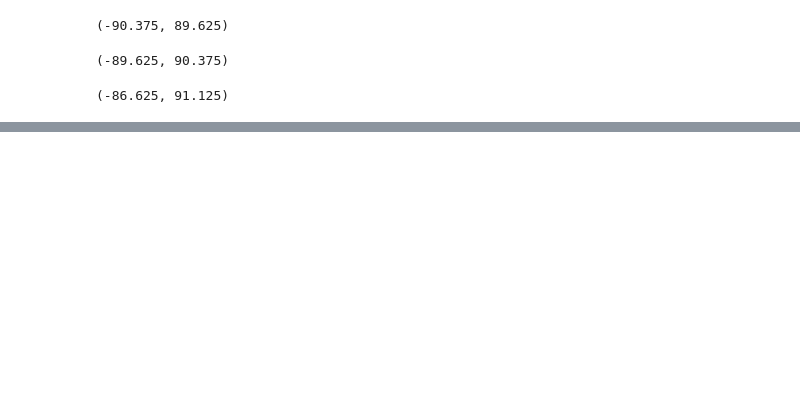
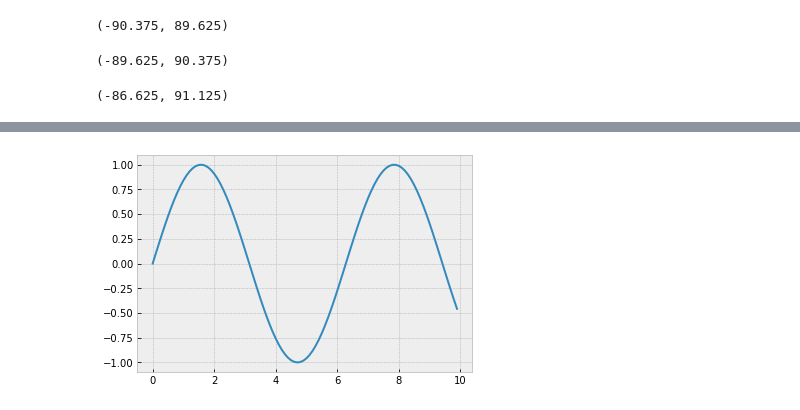
Before and after one commit to SergeyShchus/Data-analysis-Notebooks, a Jupyter notebook: Notebooks/PyGIS.ipynb, the cells around one changed output, grey strips where cells are left out. Saved outputs shown, nothing was run; the diff lists cells and outputs as text; code cells hidden in the pictures; blank space fills up the shorter version.

```diff
--- a/Notebooks/PyGIS.ipynb
+++ b/Notebooks/PyGIS.ipynb
@@ -896,0 +909,9 @@ Z = 10.0 * (Z2 - Z1)
+# %%
+from numpy import *
+import matplotlib.pyplot as plt
+x = arange(0.,10.,0.1)
+y = sin(x)
+ll = plt.plot(x,y)
+plt.show()
+# %% [output]
+[figure, added]
```
Also changed, not shown: parts of 8 cells of this notebook.
